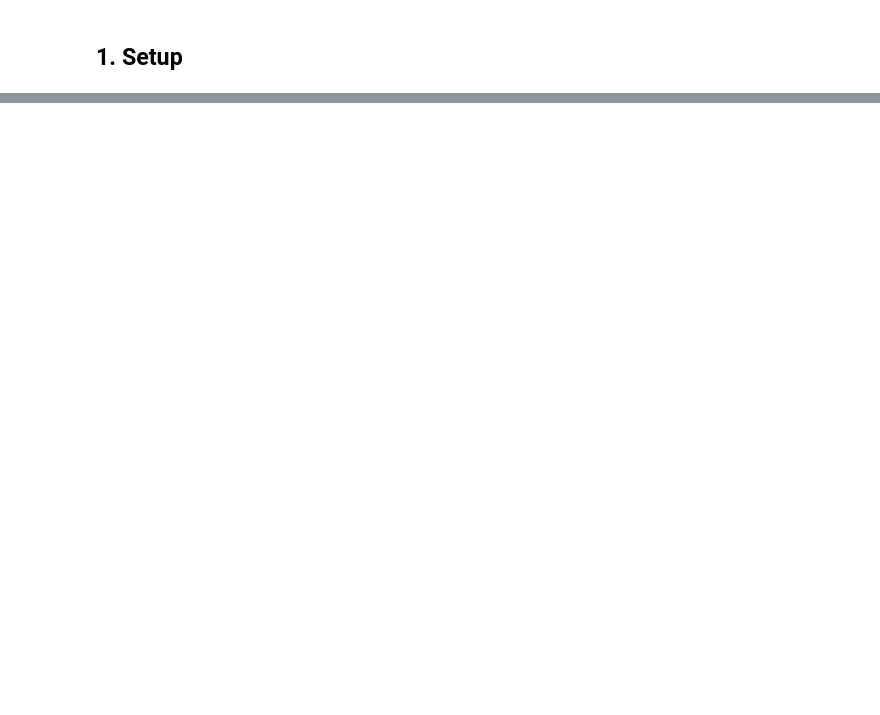
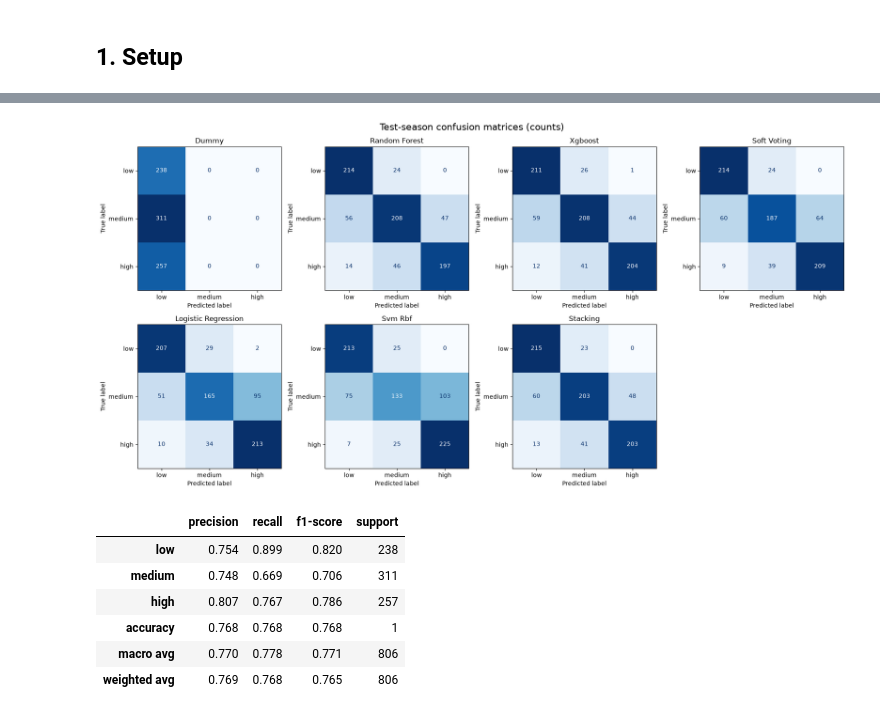
Before and after one commit to Break-Through-Tech/Sports-Analytics-1B-assessing-football-stadium-attendance-and-experience, a Jupyter notebook: notebooks/03_candidate_models.ipynb, the cells around one changed output, grey strips where cells are left out. Cells and saved outputs as stored; diff of their text form; code cells hidden in the pictures; blank space fills up the shorter version.

```diff
--- a/notebooks/03_candidate_models.ipynb
+++ b/notebooks/03_candidate_models.ipynb
@@ -790,0 +546,8 @@ season
+# %%
+selected_key = (best_model_name, "tuned")
+selected_model = fitted_models[selected_key]
+print(f"Selected model: {best_model_name} (chosen from grouped CV in section 7)")
+print(f"Grouped-CV macro F1: {tuned_cv.loc[best_model_name, 'cv_f1_macro']:.3f}")
+print(f"Test macro F1: {test_results.loc[selected_key, 'f1_macro']:.3f} | test accuracy: {test_results.loc[selected_key, 'accuracy']:.3f}")
+print()
+print(classification_report(y_test, test_predictions[selected_key], labels=LABELS, target_names=CLASS_NAMES, zero_division=0))
@@ -790,0 +578,30 @@ season
+# %%
+grid_keys = [("dummy", "not_tuned"), *[(name, "tuned") for name in ranking.index], ("stacking", "tuned")]
+fig, axes = plt.subplots(2, 4, figsize=(18, 9))
+for ax, key in zip(axes.flat, grid_keys):
+    ConfusionMatrixDisplay.from_predictions(
+        y_test, test_predictions[key], labels=LABELS,
+        display_labels=CLASS_NAMES, cmap="Blues", values_format="d",
+        colorbar=False, ax=ax,
+    )
+    ax.set_title(key[0].replace("_", " ").title())
+for ax in list(axes.flat)[len(grid_keys):]:
+    ax.axis("off")
+fig.suptitle("Test-season confusion matrices (counts)", fontsize=16)
+fig.tight_layout()
+plt.show()
+
+selected_report = pd.DataFrame(classification_report(
+    y_test, test_predictions[selected_key], labels=LABELS,
+    target_names=CLASS_NAMES, output_dict=True, zero_division=0,
+)).T
+display(selected_report.style.format({"precision": "{:.3f}", "recall": "{:.3f}", "f1-score": "{:.3f}", "support": "{:.0f}"}))
+# %% [output]
+[figure, added]
+|  | precision | recall | f1-score | support |
+| low | 0.754 | 0.899 | 0.820 | 238 |
+| medium | 0.748 | 0.669 | 0.706 | 311 |
+| high | 0.807 | 0.767 | 0.786 | 257 |
+| accuracy | 0.768 | 0.768 | 0.768 | 1 |
+| macro avg | 0.770 | 0.778 | 0.771 | 806 |
+| weighted avg | 0.769 | 0.768 | 0.765 | 806 |
```
Also changed, not shown: parts of 75 cells of this notebook.
